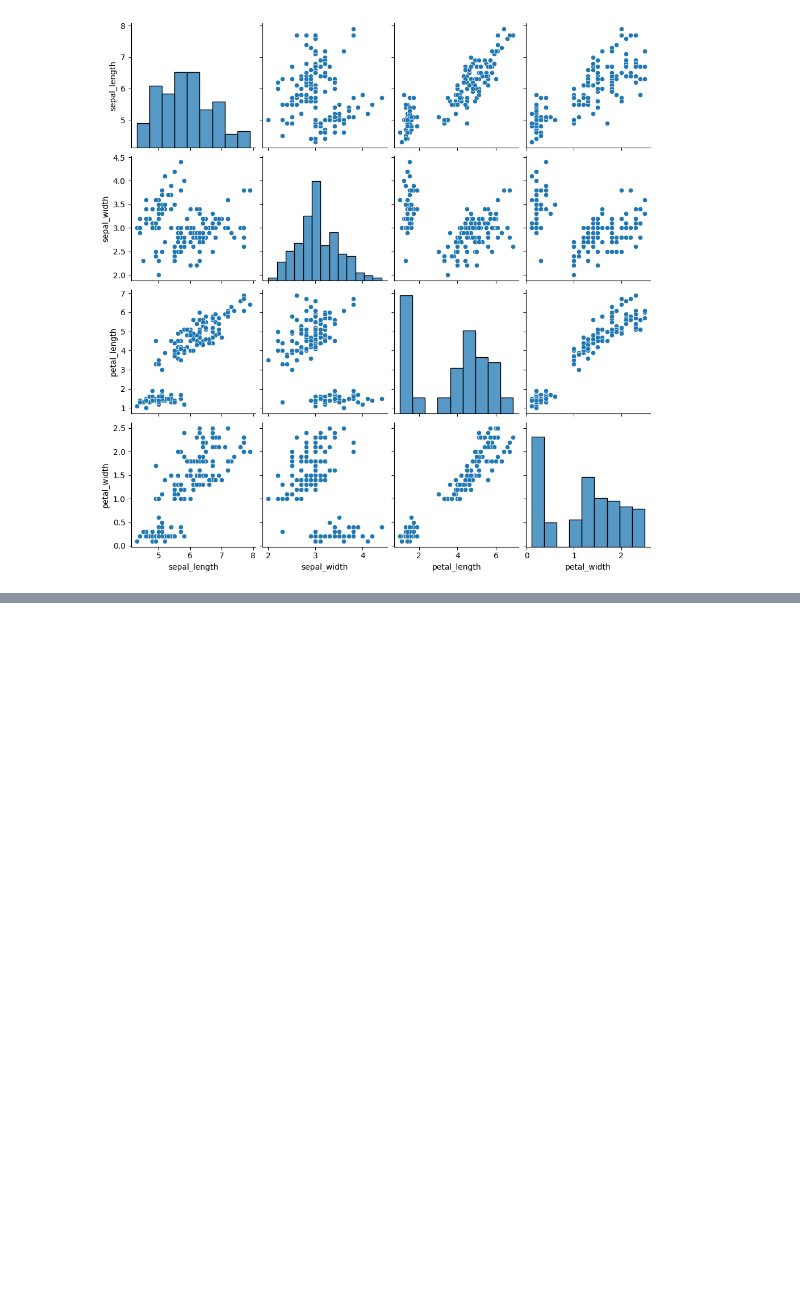
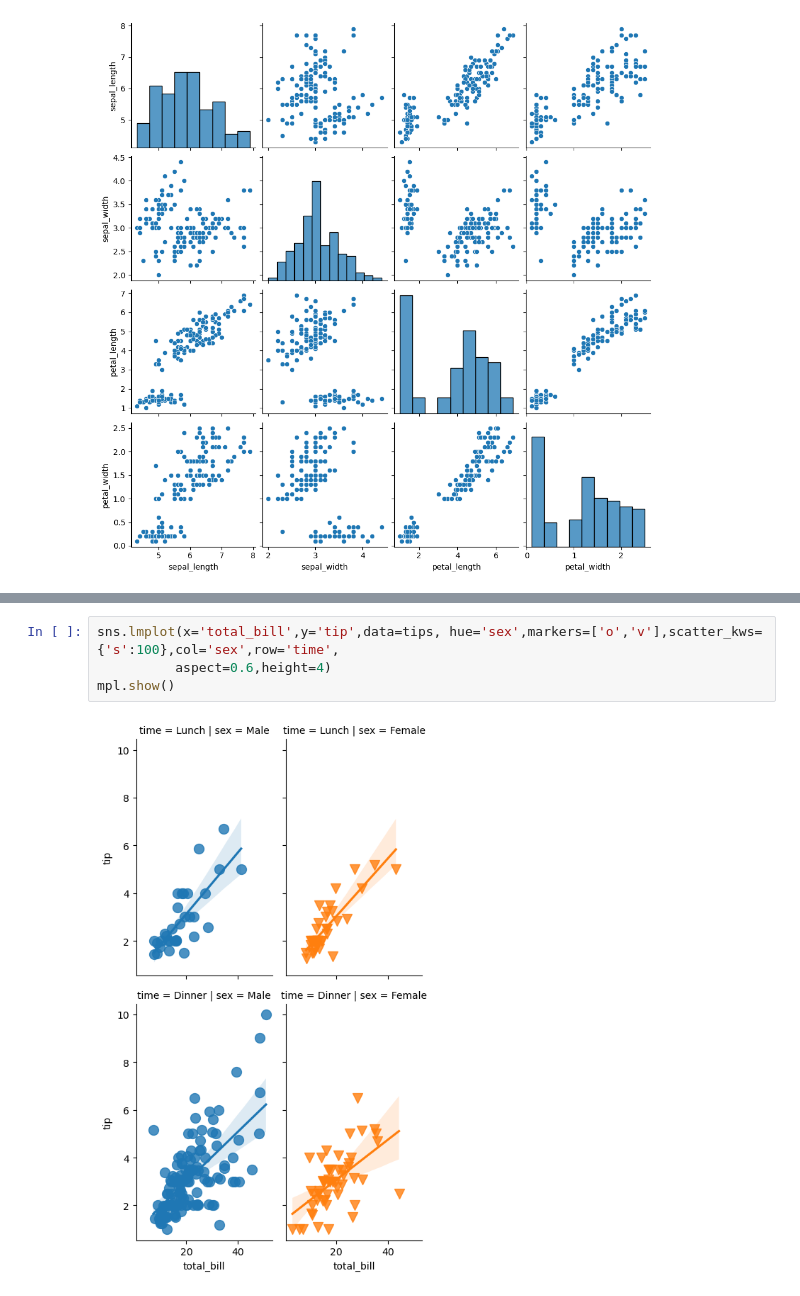
Before and after one commit to Bkfactor/pandas-exercises1, a Jupyter notebook: Seaborne1.ipynb, the cells around one changed output, grey strips where cells are left out. Cells and saved outputs as stored; diff of their text form; blank space fills up the shorter version.

```diff
--- a/Seaborne1.ipynb
+++ b/Seaborne1.ipynb
@@ -187,0 +199,6 @@ mpl.show()
+# %%
+sns.lmplot(x='total_bill',y='tip',data=tips, hue='sex',markers=['o','v'],scatter_kws={'s':100},col='sex',row='time',
+          aspect=0.6,height=4)
+mpl.show()
+# %% [output]
+[figure, added]
```
Also changed, not shown: parts of 9 cells of this notebook, 1 other file.
